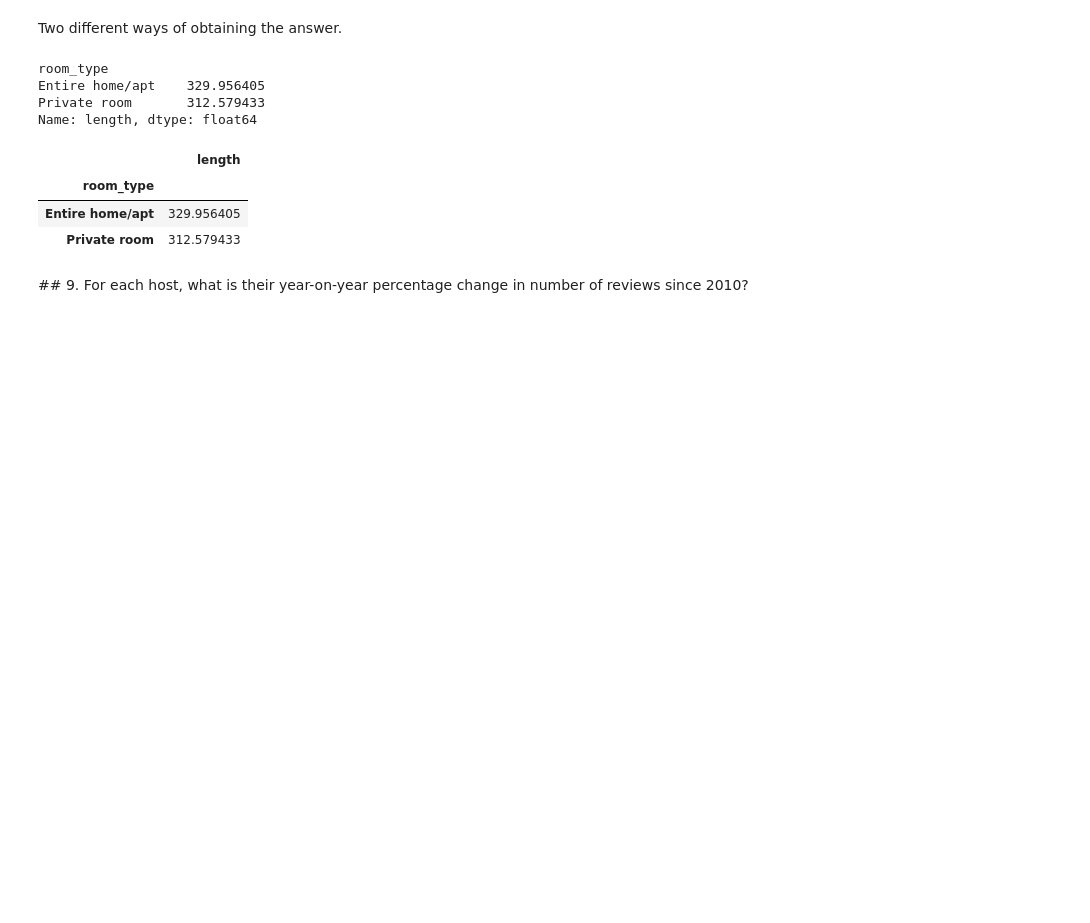
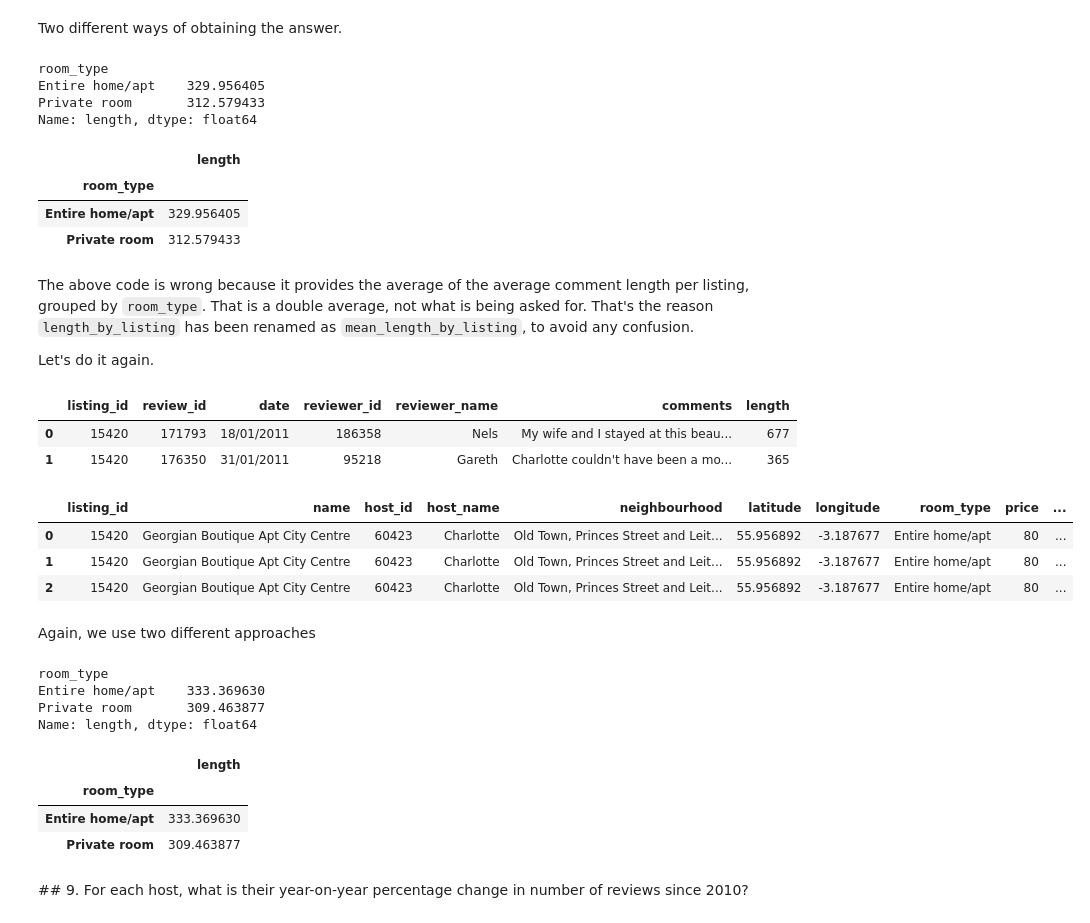
Before and after one commit to tnarik/training-meetup_20190205, a Jupyter notebook: sketch002.ipynb, the cells around one changed output. Saved outputs shown, nothing was run; the diff lists cells and outputs as text; code cells hidden in the pictures; blank space fills up the shorter version.

```diff
--- a/sketch002.ipynb
+++ b/sketch002.ipynb
@@ -347,5 +361,42 @@ listings_and_comment_length[['room_type', 'length']].groupby('room_type').mean()
 | room_type |  |
 | Entire home/apt | 329.956405 |
 | Private room | 312.579433 |
+# %% [markdown]
+The above code is wrong because it provides the average of the average comment length per listing, grouped by `room_type`. That is a double average, not what is being asked for. That's the reason `length_by_listing` has been renamed as `mean_length_by_listing`, to avoid any confusion.
+
+Let's do it again.
+# %%
+reviews['length'] = reviews.apply(lambda x: len(x.comments), axis=1)
+reviews.head(2)
+# %% [output]
+|  | listing_id | review_id | date | reviewer_id | reviewer_name | comments | length |
+| 0 | 15420 | 171793 | 18/01/2011 | 186358 | Nels | My wife and I stayed at this beau... | 677 |
+| 1 | 15420 | 176350 | 31/01/2011 | 95218 | Gareth | Charlotte couldn't have been a mo... | 365 |
+# %%
+listings_and_comment_length = pd.merge(listings, reviews,
+                                left_on='listing_id',
+                                right_on='listing_id')
+listings_and_comment_length.head(3)
+# %% [output]
+|  | listing_id | name | host_id | host_name | neighbourhood | latitude | longitude | room_type | price | ... |
+| 0 | 15420 | Georgian Boutique Apt City Centre | 60423 | Charlotte | Old Town, Princes Street and Leit... | 55.956892 | -3.187677 | Entire home/apt | 80 | ... |
+| 1 | 15420 | Georgian Boutique Apt City Centre | 60423 | Charlotte | Old Town, Princes Street and Leit... | 55.956892 | -3.187677 | Entire home/apt | 80 | ... |
+| 2 | 15420 | Georgian Boutique Apt City Centre | 60423 | Charlotte | Old Town, Princes Street and Leit... | 55.956892 | -3.187677 | Entire home/apt | 80 | ... |
+# %% [markdown]
+Again, we use two different approaches
+# %%
+listings_and_comment_length.groupby('room_type').mean()['length']
+# %% [output]
+room_type
+Entire home/apt    333.369630
+Private room       309.463877
+Name: length, dtype: float64
+# %%
+listings_and_comment_length[['room_type', 'length']].groupby('room_type').mean()
+# %% [output]
+|  | length |
+| room_type |  |
+| Entire home/apt | 333.369630 |
+| Private room | 309.463877 |
 # %% [markdown]
 ## 9. For each host, what is their year-on-year percentage change in number of reviews since 2010?
```
Also changed, not shown: parts of 28 cells of this notebook, 8 other files.
